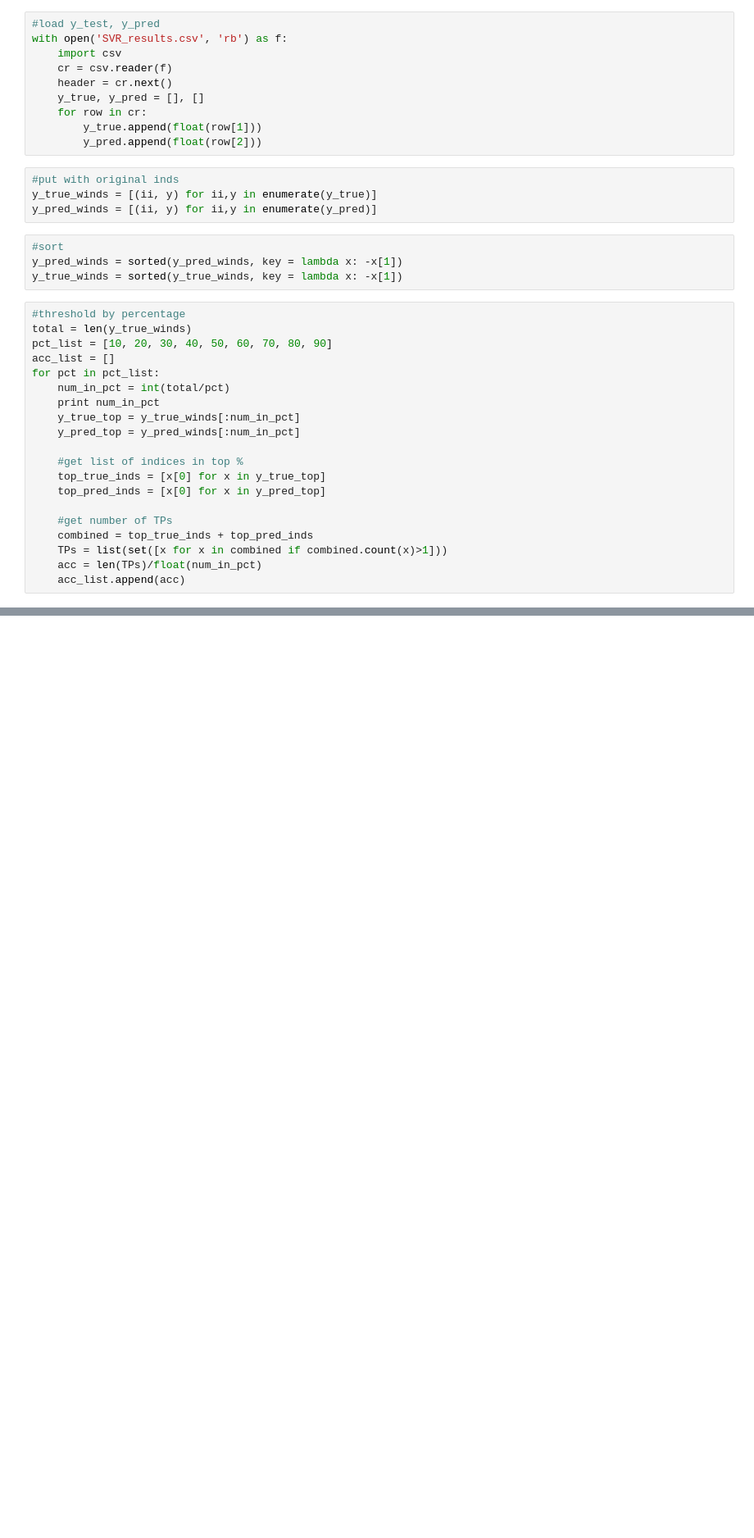
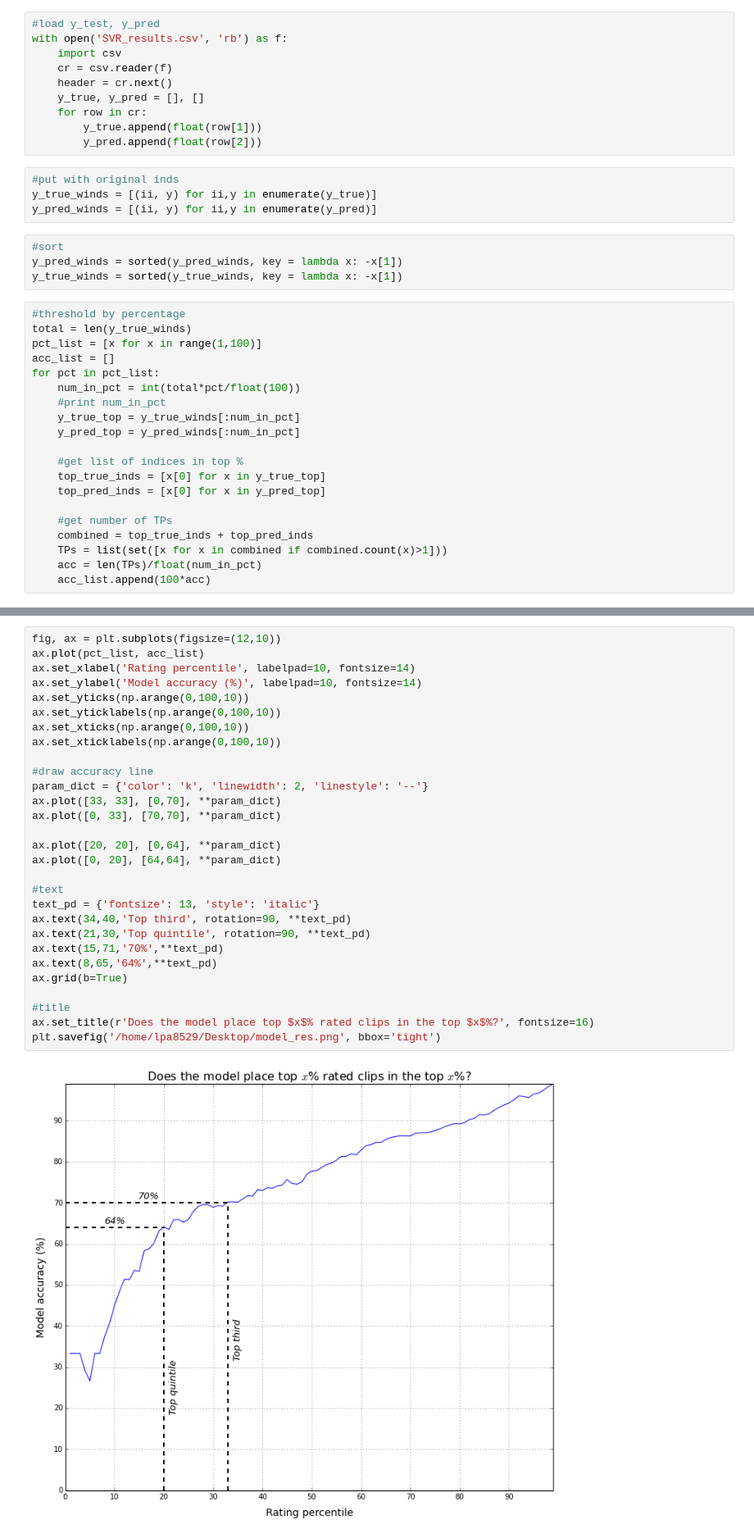
Before and after one commit to LCTPalmer/video_regression, a Jupyter notebook: code/ml_pl/notebooks/Regression ROC (RROC).ipynb, the cells around one changed output, grey strips where cells are left out. Shown: that part at 82% size. Cells and saved outputs as stored; diff of their text form; blank space fills up the shorter version.

```diff
--- a/code/ml_pl/notebooks/Regression ROC (RROC).ipynb
+++ b/code/ml_pl/notebooks/Regression ROC (RROC).ipynb
@@ -23,11 +23,11 @@ y_true_winds = sorted(y_true_winds, key = lambda x: -x[1])
 # %%
 #threshold by percentage
 total = len(y_true_winds)
-pct_list = [10, 20, 30, 40, 50, 60, 70, 80, 90]
+pct_list = [x for x in range(1,100)]
 acc_list = []
 for pct in pct_list:
-    num_in_pct = int(total/pct)
-    print num_in_pct
+    num_in_pct = int(total*pct/float(100))
+    #print num_in_pct
     y_true_top = y_true_winds[:num_in_pct]
     y_pred_top = y_pred_winds[:num_in_pct]
 
@@ -39,4 +39,4 @@ for pct in pct_list:
     combined = top_true_inds + top_pred_inds
     TPs = list(set([x for x in combined if combined.count(x)>1]))
     acc = len(TPs)/float(num_in_pct)
-    acc_list.append(acc)
+    acc_list.append(100*acc)
@@ -79,0 +43,31 @@ y_pred_top
+# %%
+fig, ax = plt.subplots(figsize=(12,10))
+ax.plot(pct_list, acc_list)
+ax.set_xlabel('Rating percentile', labelpad=10, fontsize=14)
+ax.set_ylabel('Model accuracy (%)', labelpad=10, fontsize=14)
+ax.set_yticks(np.arange(0,100,10))
+ax.set_yticklabels(np.arange(0,100,10))
+ax.set_xticks(np.arange(0,100,10))
+ax.set_xticklabels(np.arange(0,100,10))
+
+#draw accuracy line
+param_dict = {'color': 'k', 'linewidth': 2, 'linestyle': '--'}
+ax.plot([33, 33], [0,70], **param_dict)
+ax.plot([0, 33], [70,70], **param_dict)
+
+ax.plot([20, 20], [0,64], **param_dict)
+ax.plot([0, 20], [64,64], **param_dict)
+
+#text
+text_pd = {'fontsize': 13, 'style': 'italic'}
+ax.text(34,40,'Top third', rotation=90, **text_pd)
+ax.text(21,30,'Top quintile', rotation=90, **text_pd)
+ax.text(15,71,'70%',**text_pd)
+ax.text(8,65,'64%',**text_pd)
+ax.grid(b=True)
+
+#title
+ax.set_title(r'Does the model place top $x$% rated clips in the top $x$%?', fontsize=16)
+plt.savefig('/home/lpa8529/Desktop/model_res.png', bbox='tight')
+# %% [output]
+[figure, added]
```
Also changed, not shown: parts of 5 cells of this notebook, 4 other files.
